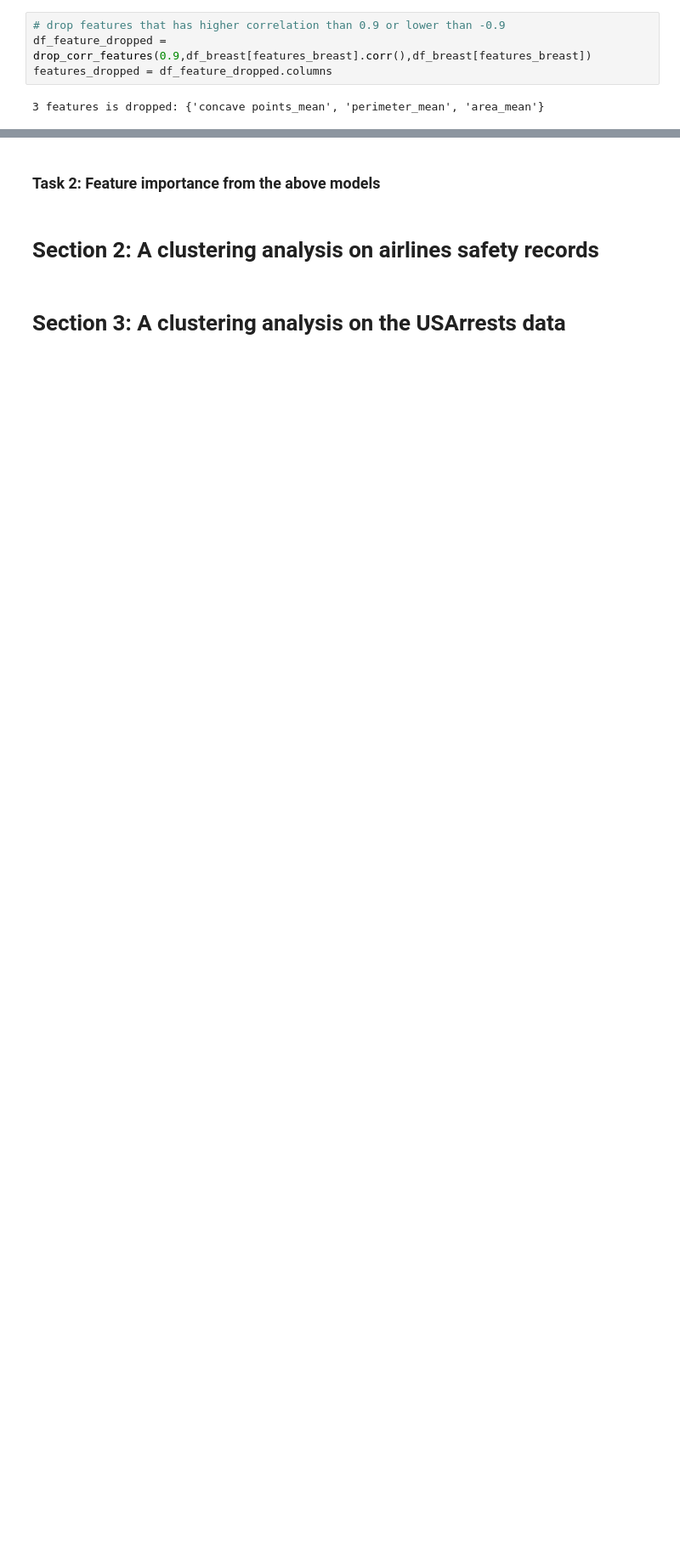
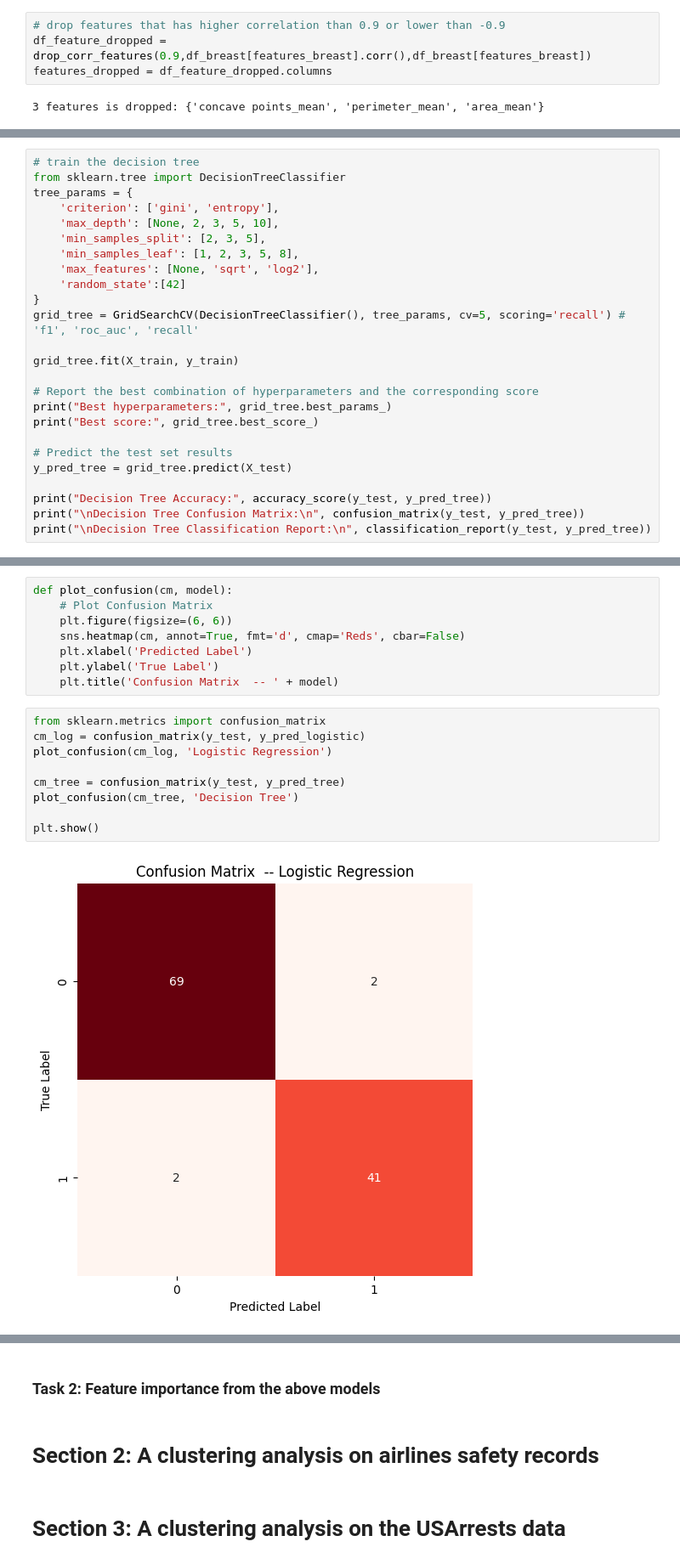
Before and after one commit to julietgrantham/CITS5508, a Jupyter notebook: Assignment 3/assignment3.ipynb, the cells around one changed output, grey strips where cells are left out. Shown at 85% size. Saved outputs shown, nothing was run; the diff lists cells and outputs as text; blank space fills up the shorter version.

```diff
--- a/Assignment 3/assignment3.ipynb
+++ b/Assignment 3/assignment3.ipynb
@@ -120,0 +259,25 @@ In referece to the above plot:
+# %%
+# train the decision tree
+from sklearn.tree import DecisionTreeClassifier
+tree_params = {
+    'criterion': ['gini', 'entropy'],
+    'max_depth': [None, 2, 3, 5, 10],
+    'min_samples_split': [2, 3, 5],
+    'min_samples_leaf': [1, 2, 3, 5, 8],
+    'max_features': [None, 'sqrt', 'log2'],
+    'random_state':[42]
+}
+grid_tree = GridSearchCV(DecisionTreeClassifier(), tree_params, cv=5, scoring='recall') # 'f1', 'roc_auc', 'recall'
+
+grid_tree.fit(X_train, y_train)
+
+# Report the best combination of hyperparameters and the corresponding score
+print("Best hyperparameters:", grid_tree.best_params_)
+print("Best score:", grid_tree.best_score_)
+
+# Predict the test set results
+y_pred_tree = grid_tree.predict(X_test)
+
+print("Decision Tree Accuracy:", accuracy_score(y_test, y_pred_tree))
+print("\nDecision Tree Confusion Matrix:\n", confusion_matrix(y_test, y_pred_tree))
+print("\nDecision Tree Classification Report:\n", classification_report(y_test, y_pred_tree))
@@ -120,0 +311,19 @@ In referece to the above plot:
+# %%
+def plot_confusion(cm, model):
+    # Plot Confusion Matrix
+    plt.figure(figsize=(6, 6))
+    sns.heatmap(cm, annot=True, fmt='d', cmap='Reds', cbar=False)
+    plt.xlabel('Predicted Label')
+    plt.ylabel('True Label')
+    plt.title('Confusion Matrix  -- ' + model)
+# %%
+from sklearn.metrics import confusion_matrix
+cm_log = confusion_matrix(y_test, y_pred_logistic)
+plot_confusion(cm_log, 'Logistic Regression')
+
+cm_tree = confusion_matrix(y_test, y_pred_tree)
+plot_confusion(cm_tree, 'Decision Tree')
+
+plt.show()
+# %% [output]
+[figure, added]
```
Also changed, not shown: parts of 27 cells of this notebook.
